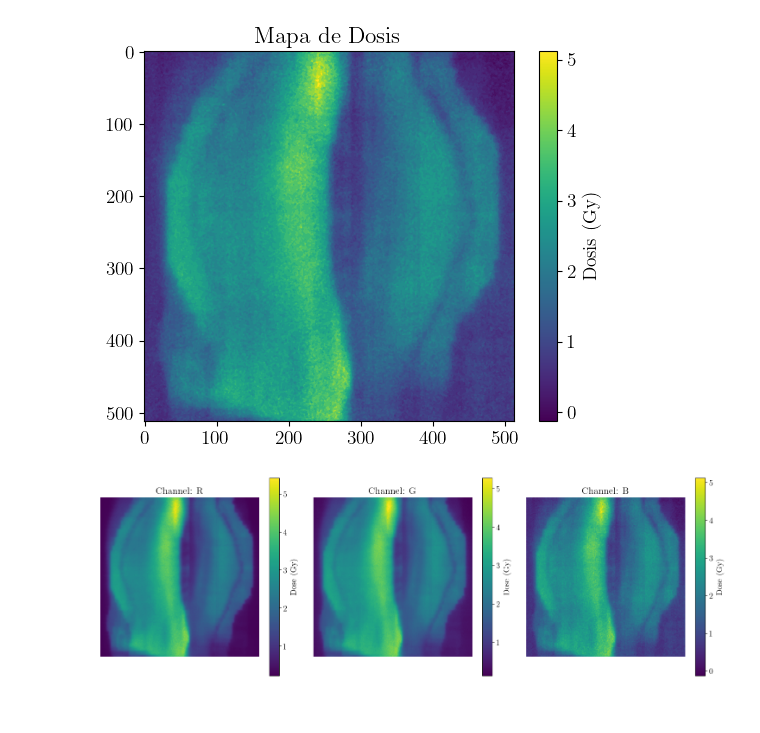
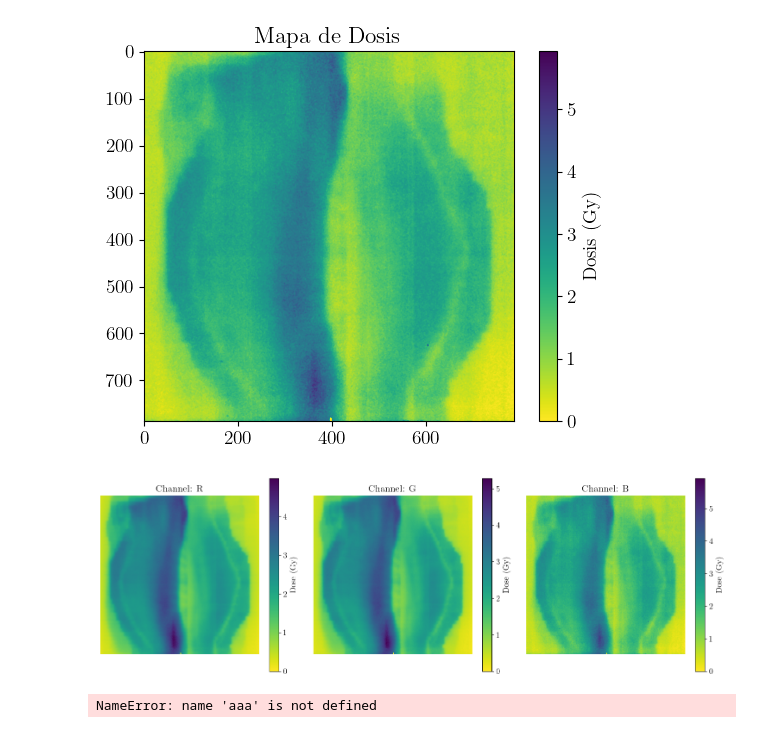
Before and after one commit to eduardoh27/FilmQADose, a Jupyter notebook: app/import.ipynb, the cells around one changed output. Cells and saved outputs as stored; diff of their text form; code cells hidden in the pictures.

```diff
--- a/app/import.ipynb
+++ b/app/import.ipynb
@@ -7,6 +8,7 @@ from calibration.calibration import FilmCalibration
 plt.rcParams['font.family'] = 'serif'
 plt.rcParams['font.serif'] = ['Computer Modern Roman']
 plt.rcParams['text.usetex'] = True
+plt.rcParams['image.cmap'] = 'viridis_r'
 plt.rcParams.update({'font.size': 14})
 # %%
 calibracion = FilmCalibration.from_json("calibracion_test.json")
@@ -29,7 +47,5 @@ You should consider upgrading via the 'C:\Users\eduar\OneDrive - Universidad de
 # %%
-film_path = os.path.join("media", "mama100cropped_squared.tif")
-# resize
+film_name = "B_marked_new"
+film_path = os.path.join("media", f"{film_name}.tif")
 
 dose_map = calibracion.compute_dose_map(film_path, channel=2)
-
-print(dose_map)
@@ -79,37 +84,42 @@ np.float64(5.115491156079334)
 # plot dose map
 import matplotlib.pyplot as plt
 
-plt.imshow(dose_map)  # cmap='jet' o la que prefieras
+plt.imshow(dose_map, cmap='viridis_r')
 plt.colorbar(label='Dosis (Gy)')  # Etiqueta para la barra de color
 plt.title('Mapa de Dosis')
 plt.show()
 # %% [output]
-[figure, old version]
+[figure, new version]
 # %%
 dose_maps = [None]*3
 for i in range(3):
     dose_maps[i] = calibracion.compute_dose_map(film_path, channel=i)
+    dose_maps[i][dose_maps[i] > 6] = 0
 
 import matplotlib.pyplot as plt
 
 canales = ['R', 'G', 'B']
 fig, axs = plt.subplots(1, 3, figsize=(15, 5))
 
 for i in range(3):
     # Guardas el objeto de tipo AxesImage que retorna imshow
-    im = axs[i].imshow(dose_maps[i])
+    im = axs[i].imshow(dose_maps[i], cmap='viridis_r')
     axs[i].set_title(f'Channel: {canales[i]}', fontsize=16)
     # Aquí creas la barra de color para 'im' asociándola al eje axs[i]
     fig.colorbar(im, ax=axs[i], label='Dose (Gy)')
     # O también podrías usar plt.colorbar(im, ax=axs[i], label='Dosis (Gy)')
 
     # Corrige la llamada a set_axis_off (que es un método y se ejecuta con paréntesis)
     axs[i].set_axis_off()
 
 plt.tight_layout()
 plt.show()
 # %% [output]
-[figure, old version]
+[figure, new version]
+# %%
+aaa
+# %% [output]
+NameError: name 'aaa' is not defined
 # %%
 # Exportar cadaa uno de los mapas de dosis como mapa de dosis
 
```
Also changed, not shown: parts of 22 cells of this notebook, 15 other files.
